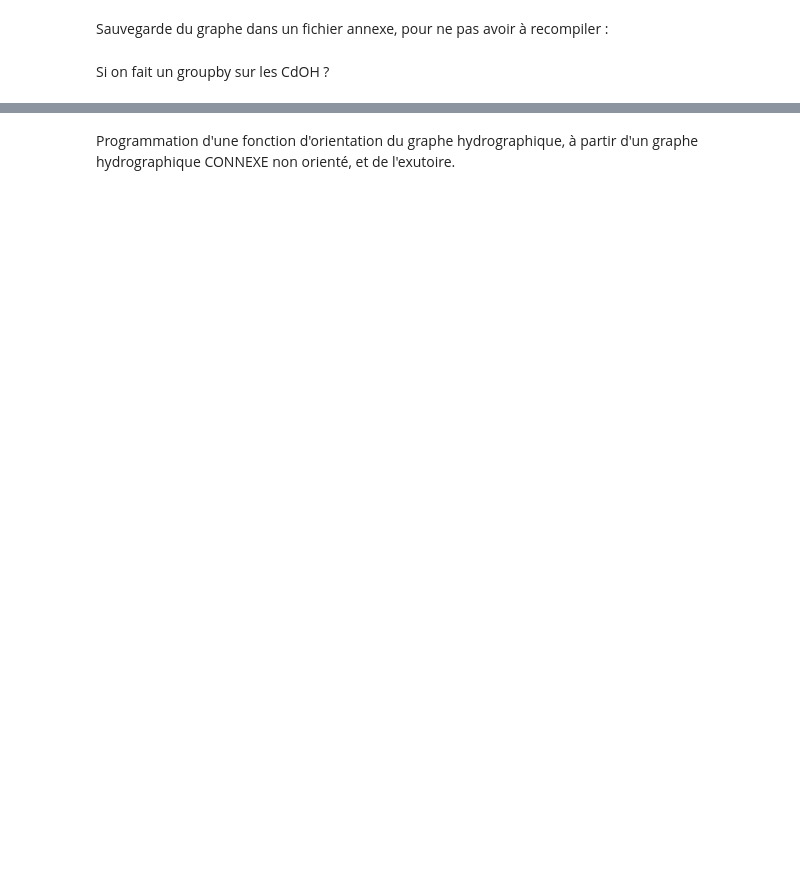
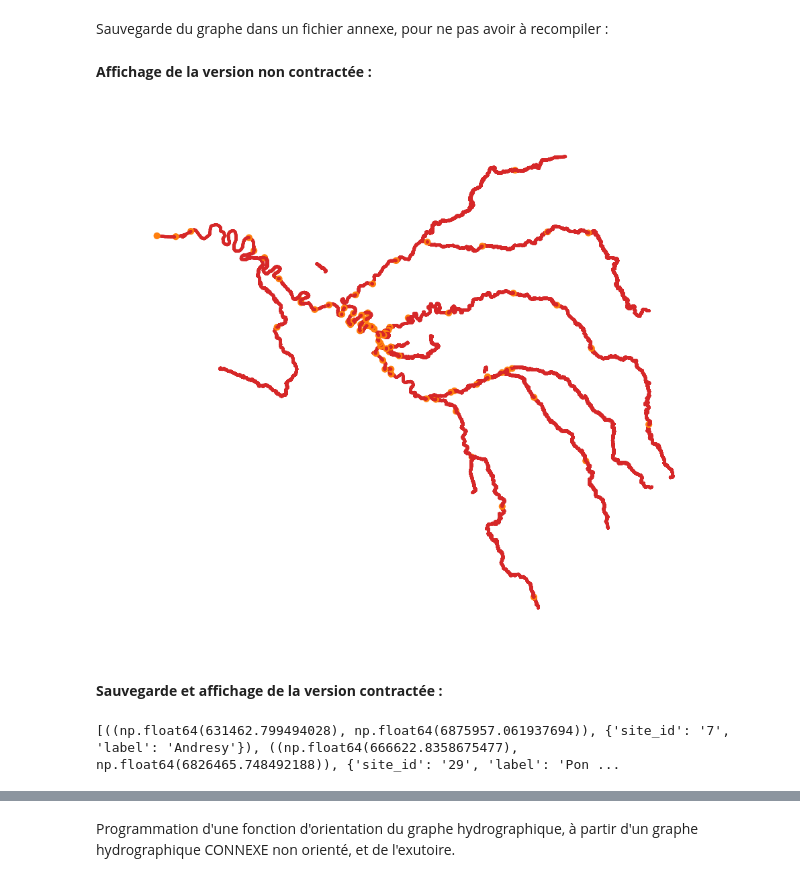
Before and after one commit to Raphaelle-Christmann/Graphe-hydrographique, a Jupyter notebook: travail raph.ipynb, the cells around one changed output, grey strips where cells are left out. Drawn from its saved outputs; the diff is of its cells as text; code cells hidden in the pictures; blank space fills up the shorter version.

Commit message:
orientation et contraction complète raph

```diff
--- a/travail raph.ipynb
+++ b/travail raph.ipynb
@@ -383,2 +335,34 @@ pickle.dump(G2, open('G_connexe_non_contracted.pickle', 'wb'))
-# %% [markdown]
-Si on fait un groupby sur les CdOH ?
+# %% [markdown]
+**Affichage de la version non contractée :**
+# %%
+G = pickle.load(open('Graphs/G_connexe_non_contracted.pickle', 'rb'))
+
+pos_contract = {n: n for n in G.nodes()}
+
+# Couleur différente pour les nœuds correspondant à des stations (sites)
+node_colors = [
+    "tab:orange" if G.nodes[n].get("site_id") is not None else "tab:red"
+    for n in G.nodes()
+]
+node_sizes = [
+    40 if G.nodes[n].get("site_id") is not None else 5
+    for n in G.nodes()
+]
+
+fig, ax = plt.subplots(figsize=(12, 12))
+nx.draw(
+    G,
+    pos=pos_contract,
+    ax=ax,
+    node_color=node_colors,
+    node_size=node_sizes,
+    edge_color="tab:blue",
+    width=0.5,
+    with_labels=False,
+)
+ax.set_aspect("equal")
+plt.show()
+# %% [output]
+[figure, added]
+# %% [markdown]
+**Sauvegarde et affichage de la version contractée :**
@@ -384,0 +377,4 @@ Si on fait un groupby sur les CdOH ?
+# %%
+print([(n, G_contract.nodes[n]) for n in G_contract.nodes() if G_contract.nodes[n].get("site_id") is not None])
+# %% [output]
+[((np.float64(631462.799494028), np.float64(6875957.061937694)), {'site_id': '7', 'label': 'Andresy'}), ((np.float64(666622.8358675477), np.float64(6826465.748492188)), {'site_id': '29', 'label': 'Pon ...
```
Also changed, not shown: parts of 43 cells of this notebook, 5 other files.
